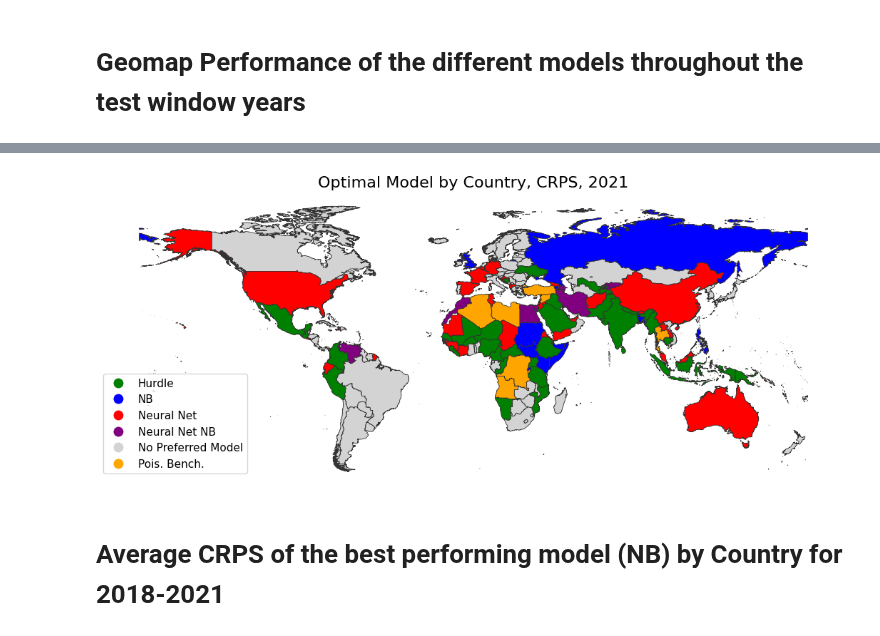
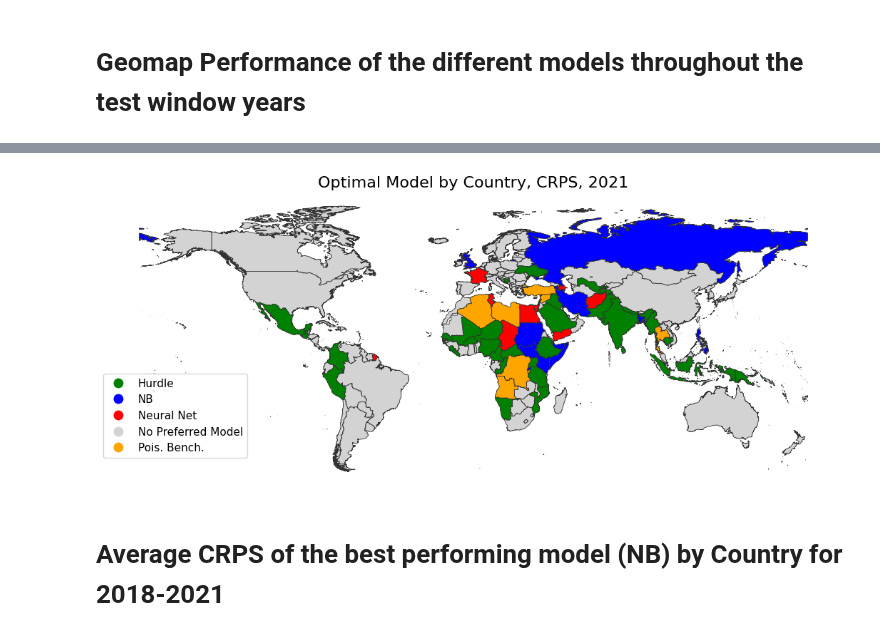
Before and after one commit to toboden/ConflictPredProbabilistic, a Jupyter notebook: plots_model_comp/prediction_plots.ipynb, the cells around one changed output, grey strips where cells are left out. Saved outputs shown, nothing was run; the diff lists cells and outputs as text; code cells hidden in the pictures.

```diff
--- a/plots_model_comp/prediction_plots.ipynb
+++ b/plots_model_comp/prediction_plots.ipynb
@@ -1266,26 +1269,26 @@ plt.tight_layout()
 # %%
 import pandas as pd
 import geopandas as gpd
 import json
 import matplotlib as mpl
 import pylab as plt
 import matplotlib.colors as mcolors
 
 merged_df_21 = pd.merge(left=geo_df, right=df_best_model_dict['2021'], how='right', left_on='iso2_code', right_on='code')
 df = merged_df_21.drop(['code'], axis=1)
 
-colors = ['green','blue','red','purple','lightgrey', 'orange']
+colors = ['green','blue','red','lightgrey', 'orange']
 
 cmap = mcolors.ListedColormap(colors)
 
 fig, ax = plt.subplots(1, figsize=(11,7))
 df.plot(column='best_model', categorical=True, cmap=cmap, linewidth=.6, edgecolor='0.2',
          legend=True, legend_kwds={'bbox_to_anchor':(.2, 0.4),'fontsize':11,'frameon':True}, ax=ax)
 ax.axis('off')
 ax.set_title('Optimal Model by Country, CRPS, 2021',fontsize=16)
 plt.tight_layout()
 # %% [output]
-[figure, old version]
+[figure, new version]
 # %% [markdown]
 # Average CRPS of the best performing model (NB) by Country for 2018-2021
 # %%
```
Also changed, not shown: parts of 16 cells of this notebook, 2 other files.
